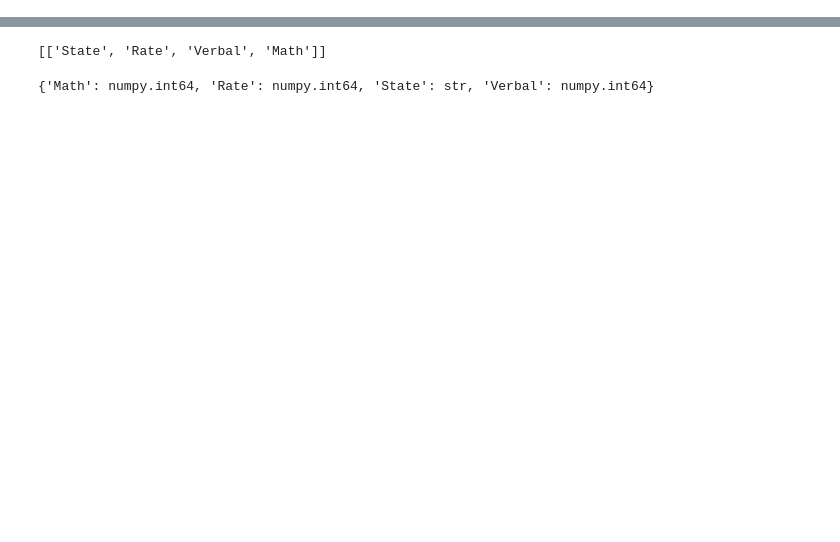
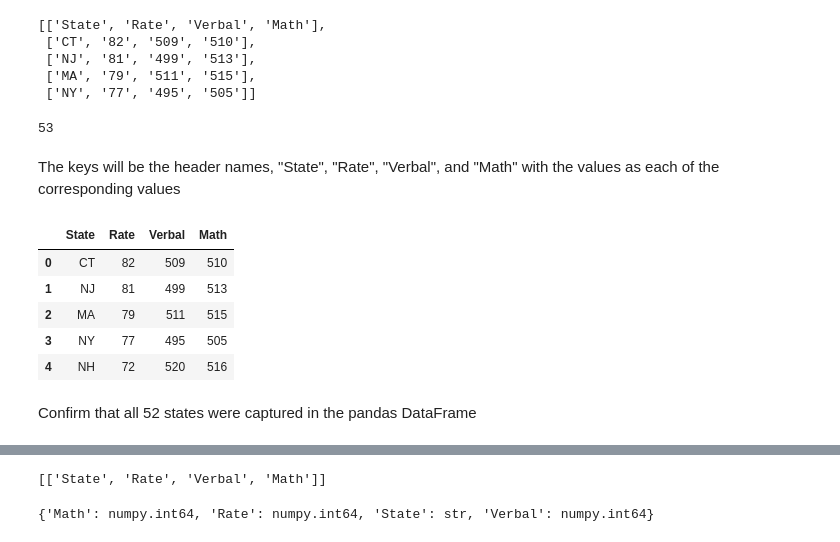
Before and after one commit to godsylla/Civic-Data-Analysis, a Jupyter notebook: ipynb/Civic-Data-Analysis.ipynb, the cells around one changed output, grey strips where cells are left out. Cells and saved outputs as stored; diff of their text form; code cells hidden in the pictures; blank space fills up the shorter version.

```diff
--- a/project-02-v2-starter-code.ipynb
+++ b/ipynb/Civic-Data-Analysis.ipynb
@@ -217,0 +71,2 @@ A data dictionary is an object that describes your data. This should contain the
+# %%
+sat_data = '../assets/sat_scores.csv'
@@ -217,0 +75,47 @@ A data dictionary is an object that describes your data. This should contain the
+# %%
+with open(sat_data) as sat_scores:
+    reader = csv.reader(sat_scores)
+    scores_list = []
+    for row in reader:
+        scores_list.append(row)
+    pprint (scores_list[:5])
+# %% [output]
+[['State', 'Rate', 'Verbal', 'Math'],
+ ['CT', '82', '509', '510'],
+ ['NJ', '81', '499', '513'],
+ ['MA', '79', '511', '515'],
+ ['NY', '77', '495', '505']]
+# %%
+len(scores_list)
+# %% [output]
+53
+# %% [markdown]
+The keys will be the header names, "State", "Rate", "Verbal", and "Math" with the values as each of the corresponding values
+# %%
+scores_dict = {}
+
+# create the dictionary keys
+for i in range(len(scores_list[0])):
+    scores_dict[scores_list[0][i]] = []
+# %%
+# create the dictionary keys
+i = 1
+while i <= len(scores_list[1:]):
+    scores_dict['State'].append(scores_list[i][0])
+    scores_dict['Rate'].append(scores_list[i][1])
+    scores_dict['Verbal'].append(scores_list[i][2])
+    scores_dict['Math'].append(scores_list[i][3])
+    i += 1
+# %%
+# convert the dictionary into a pandas DataFrame
+scores_dict_df = pd.DataFrame(scores_dict, columns=['State', 'Rate', 'Verbal', 'Math'])
+scores_dict_df.head()
+# %% [output]
+|  | State | Rate | Verbal | Math |
+| 0 | CT | 82 | 509 | 510 |
+| 1 | NJ | 81 | 499 | 513 |
+| 2 | MA | 79 | 511 | 515 |
+| 3 | NY | 77 | 495 | 505 |
+| 4 | NH | 72 | 520 | 516 |
+# %% [markdown]
+Confirm that all 52 states were captured in the pandas DataFrame
```
Also changed, not shown: parts of 53 cells of this notebook, 3 other files.
